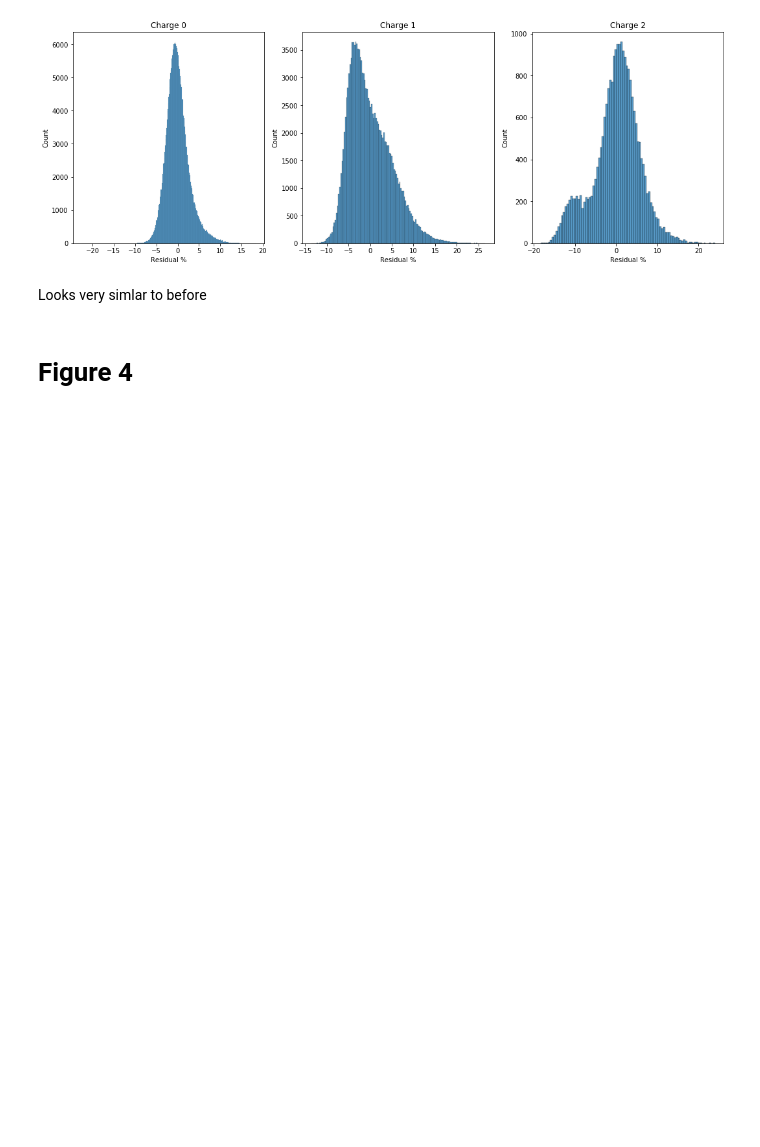
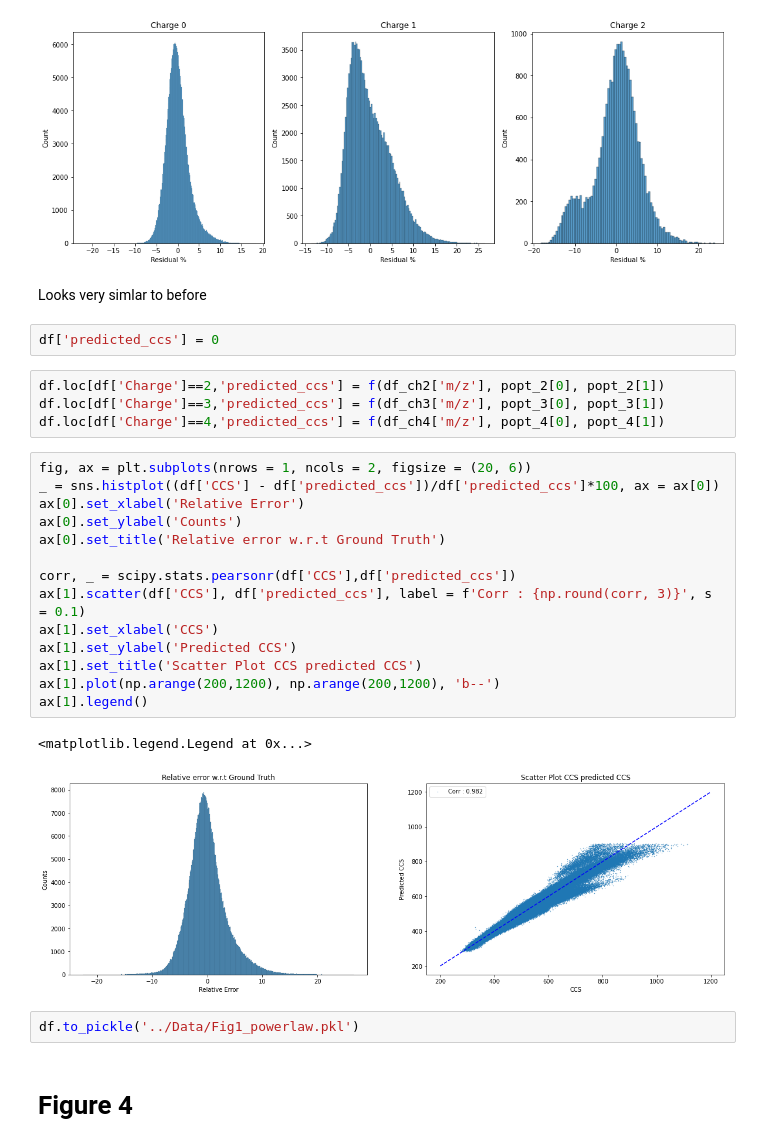
Before and after one commit to jlrestrepol/ccs, a Jupyter notebook: dl_paper/figures.ipynb, the cells around one changed output. Drawn from its saved outputs; the diff is of its cells as text; blank space fills up the shorter version.

```diff
--- a/dl_paper/figures.ipynb
+++ b/dl_paper/figures.ipynb
@@ -122,6 +122,31 @@ for ax, df_it, popt in zip(ax, [df_ch2, df_ch3, df_ch4],[popt_2, popt_3, popt_4]
 [figure]
 # %% [markdown]
 Looks very simlar to before
+# %%
+df['predicted_ccs'] = 0
+# %%
+df.loc[df['Charge']==2,'predicted_ccs'] = f(df_ch2['m/z'], popt_2[0], popt_2[1])
+df.loc[df['Charge']==3,'predicted_ccs'] = f(df_ch3['m/z'], popt_3[0], popt_3[1])
+df.loc[df['Charge']==4,'predicted_ccs'] = f(df_ch4['m/z'], popt_4[0], popt_4[1])
+# %%
+fig, ax = plt.subplots(nrows = 1, ncols = 2, figsize = (20, 6))
+_ = sns.histplot((df['CCS'] - df['predicted_ccs'])/df['predicted_ccs']*100, ax = ax[0])
+ax[0].set_xlabel('Relative Error')
+ax[0].set_ylabel('Counts')
+ax[0].set_title('Relative error w.r.t Ground Truth')
+
+corr, _ = scipy.stats.pearsonr(df['CCS'],df['predicted_ccs'])
+ax[1].scatter(df['CCS'], df['predicted_ccs'], label = f'Corr : {np.round(corr, 3)}', s = 0.1)
+ax[1].set_xlabel('CCS')
+ax[1].set_ylabel('Predicted CCS')
+ax[1].set_title('Scatter Plot CCS predicted CCS')
+ax[1].plot(np.arange(200,1200), np.arange(200,1200), 'b--')
+ax[1].legend()
+# %% [output]
+<matplotlib.legend.Legend at 0x...>
+[figure, added]
+# %%
+df.to_pickle('../Data/Fig1_powerlaw.pkl')
 # %% [markdown]
 # Figure 4
 # %%
```
Also changed, not shown: parts of 4 cells of this notebook.
